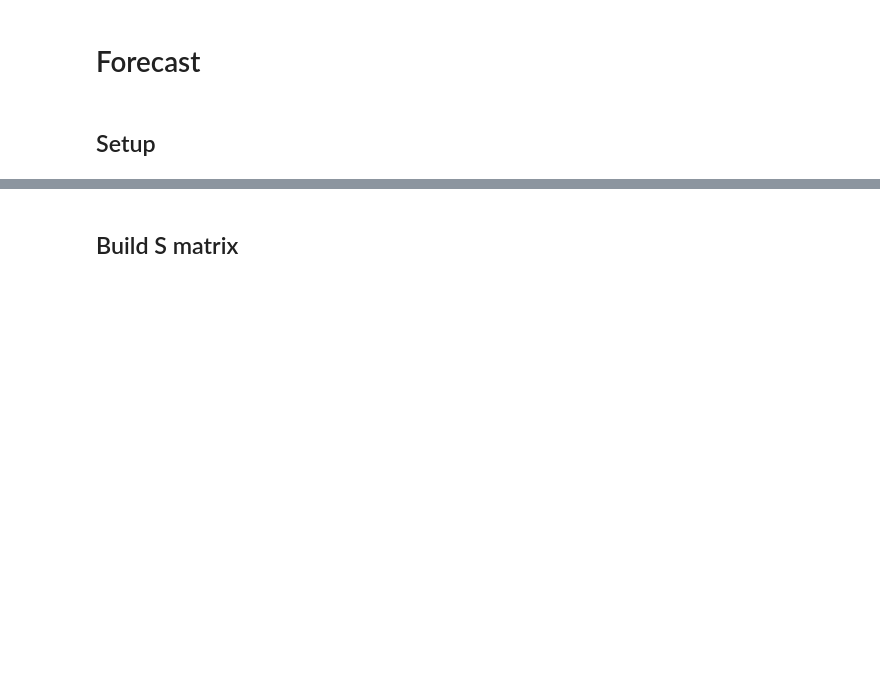
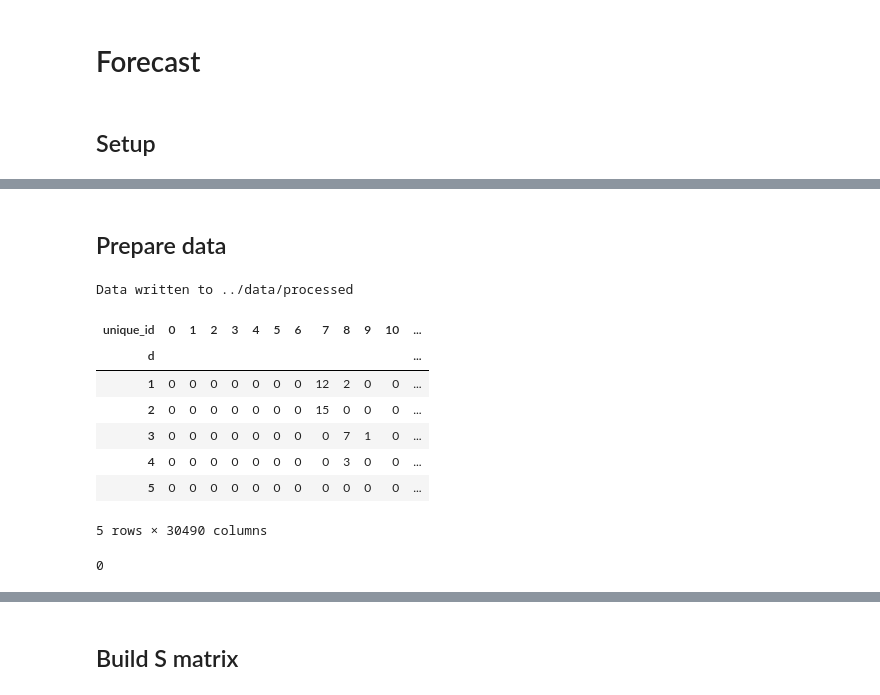
Before and after one commit to coldwhitewinters/m5-forecasting, a Jupyter notebook: notebooks/new-work.ipynb, the cells around one changed output, grey strips where cells are left out. Drawn from its saved outputs; the diff is of its cells as text; code cells hidden in the pictures; blank space fills up the shorter version.

```diff
--- a/notebooks/new-work.ipynb
+++ b/notebooks/new-work.ipynb
@@ -67,0 +57,2 @@ hierarchy_df
+# %% [markdown]
+## Prepare data
@@ -67,0 +78,22 @@ hierarchy_df
+# %%
+prepare_data(sales, calendar, sell_prices)
+# %% [output]
+Data written to ../data/processed
+# %%
+Y = pd.read_csv("../data/processed/sales.csv")
+Y = Y.set_index("d")
+Y.columns.name = "unique_id"
+Y.head()
+# %% [output]
+| unique_id | 0 | 1 | 2 | 3 | 4 | 5 | 6 | 7 | 8 | 9 | 10 | ... |
+| d |  |  |  |  |  |  |  |  |  |  |  | ... |
+| 1 | 0 | 0 | 0 | 0 | 0 | 0 | 0 | 12 | 2 | 0 | 0 | ... |
+| 2 | 0 | 0 | 0 | 0 | 0 | 0 | 0 | 15 | 0 | 0 | 0 | ... |
+| 3 | 0 | 0 | 0 | 0 | 0 | 0 | 0 | 0 | 7 | 1 | 0 | ... |
+| 4 | 0 | 0 | 0 | 0 | 0 | 0 | 0 | 0 | 3 | 0 | 0 | ... |
+| 5 | 0 | 0 | 0 | 0 | 0 | 0 | 0 | 0 | 0 | 0 | 0 | ... |
+5 rows × 30490 columns
+# %%
+Y.isna().sum().sum()
+# %% [output]
+0
```
Also changed, not shown: parts of 27 cells of this notebook.
